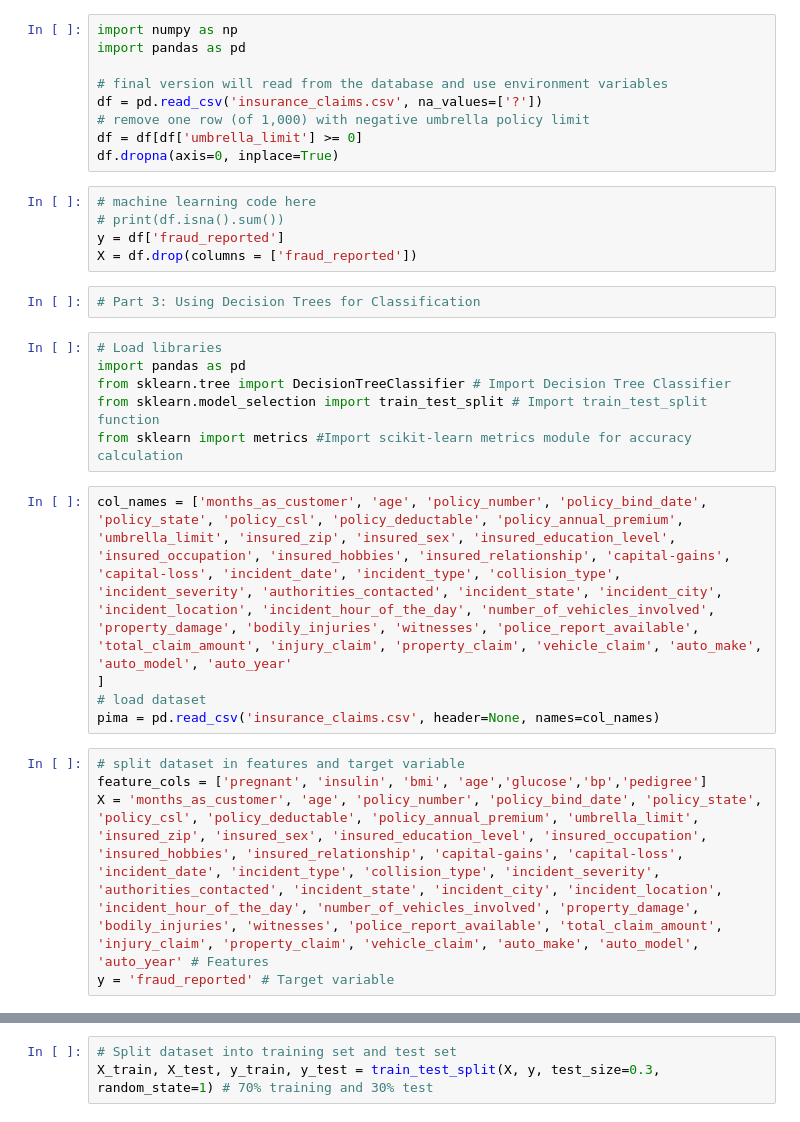
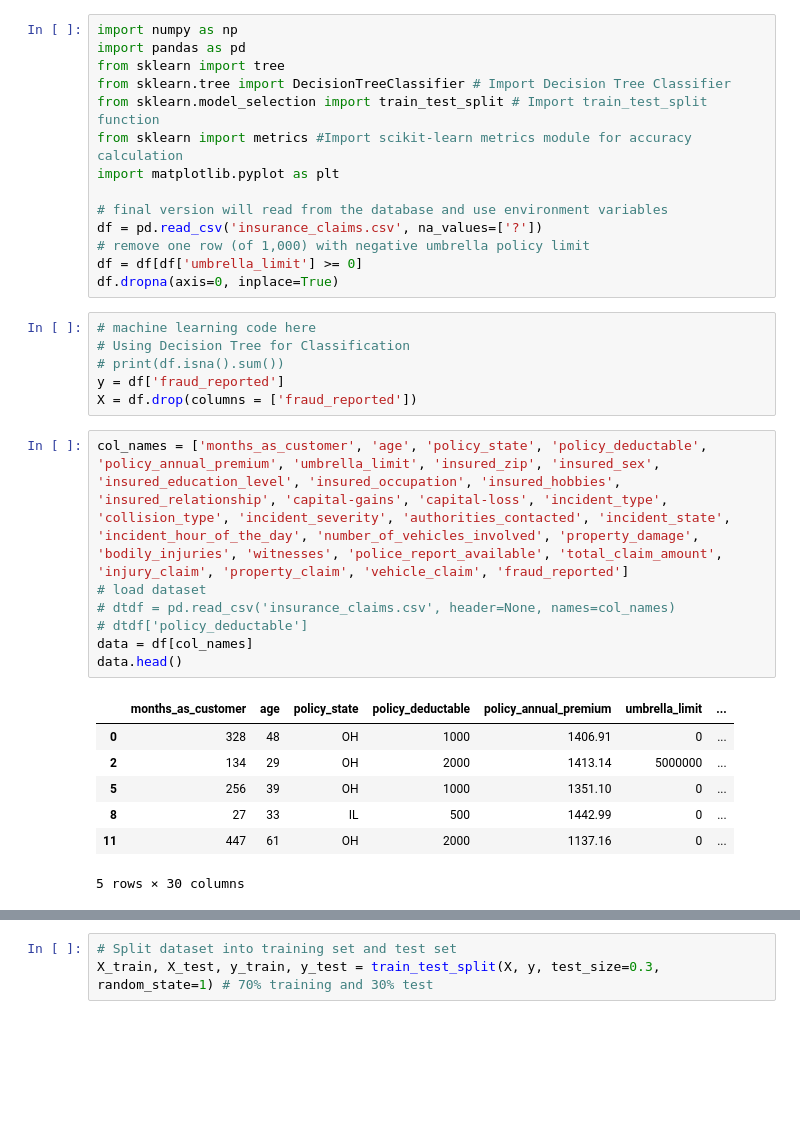
Before and after one commit to Steve-hub49/Machine-Learning-Project, a Jupyter notebook: ml_decisiontree_workbook.ipynb, the cells around one changed output, grey strips where cells are left out. Cells and saved outputs as stored; diff of their text form; blank space fills up the shorter version.

```diff
--- a/ml_decisiontree_workbook.ipynb
+++ b/ml_decisiontree_workbook.ipynb
@@ -1,6 +1,11 @@
 # %%
 import numpy as np
 import pandas as pd
+from sklearn import tree
+from sklearn.tree import DecisionTreeClassifier # Import Decision Tree Classifier
+from sklearn.model_selection import train_test_split # Import train_test_split function
+from sklearn import metrics #Import scikit-learn metrics module for accuracy calculation
+import matplotlib.pyplot as plt
 
 # final version will read from the database and use environment variables
 df = pd.read_csv('insurance_claims.csv', na_values=['?'])
@@ -9,24 +14,22 @@ df = df[df['umbrella_limit'] >= 0]
 df.dropna(axis=0, inplace=True)
 # %%
 # machine learning code here
+# Using Decision Tree for Classification
 # print(df.isna().sum())
 y = df['fraud_reported']
 X = df.drop(columns = ['fraud_reported'])
-# %%
-# Part 3: Using Decision Trees for Classification
-# %%
-# Load libraries
-import pandas as pd
-from sklearn.tree import DecisionTreeClassifier # Import Decision Tree Classifier
-from sklearn.model_selection import train_test_split # Import train_test_split function
-from sklearn import metrics #Import scikit-learn metrics module for accuracy calculation
 # %%
-col_names = ['months_as_customer', 'age', 'policy_number', 'policy_bind_date', 'policy_state', 'policy_csl', 'policy_deductable', 'policy_annual_premium', 'umbrella_limit', 'insured_zip', 'insured_sex', 'insured_education_level', 'insured_occupation', 'insured_hobbies', 'insured_relationship', 'capital-gains', 'capital-loss', 'incident_date', 'incident_type', 'collision_type', 'incident_severity', 'authorities_contacted', 'incident_state', 'incident_city', 'incident_location', 'incident_hour_of_the_day', 'number_of_vehicles_involved', 'property_damage', 'bodily_injuries', 'witnesses', 'police_report_available', 'total_claim_amount', 'injury_claim', 'property_claim', 'vehicle_claim', 'auto_make', 'auto_model', 'auto_year'
-]
+col_names = ['months_as_customer', 'age', 'policy_state', 'policy_deductable', 'policy_annual_premium', 'umbrella_limit', 'insured_zip', 'insured_sex', 'insured_education_level', 'insured_occupation', 'insured_hobbies', 'insured_relationship', 'capital-gains', 'capital-loss', 'incident_type', 'collision_type', 'incident_severity', 'authorities_contacted', 'incident_state', 'incident_hour_of_the_day', 'number_of_vehicles_involved', 'property_damage', 'bodily_injuries', 'witnesses', 'police_report_available', 'total_claim_amount', 'injury_claim', 'property_claim', 'vehicle_claim', 'fraud_reported']
 # load dataset
-pima = pd.read_csv('insurance_claims.csv', header=None, names=col_names)
+# dtdf = pd.read_csv('insurance_claims.csv', header=None, names=col_names)
+# dtdf['policy_deductable']
+data = df[col_names]
+data.head()
+# %% [output]
+|  | months_as_customer | age | policy_state | policy_deductable | policy_annual_premium | umbrella_limit | ... |
+| 0 | 328 | 48 | OH | 1000 | 1406.91 | 0 | ... |
+| 2 | 134 | 29 | OH | 2000 | 1413.14 | 5000000 | ... |
+| 5 | 256 | 39 | OH | 1000 | 1351.10 | 0 | ... |
+| 8 | 27 | 33 | IL | 500 | 1442.99 | 0 | ... |
+| 11 | 447 | 61 | OH | 2000 | 1137.16 | 0 | ... |
+5 rows × 30 columns
-# %%
-# split dataset in features and target variable
-feature_cols = ['pregnant', 'insulin', 'bmi', 'age','glucose','bp','pedigree']
-X = 'months_as_customer', 'age', 'policy_number', 'policy_bind_date', 'policy_state', 'policy_csl', 'policy_deductable', 'policy_annual_premium', 'umbrella_limit', 'insured_zip', 'insured_sex', 'insured_education_level', 'insured_occupation', 'insured_hobbies', 'insured_relationship', 'capital-gains', 'capital-loss', 'incident_date', 'incident_type', 'collision_type', 'incident_severity', 'authorities_contacted', 'incident_state', 'incident_city', 'incident_location', 'incident_hour_of_the_day', 'number_of_vehicles_involved', 'property_damage', 'bodily_injuries', 'witnesses', 'police_report_available', 'total_claim_amount', 'injury_claim', 'property_claim', 'vehicle_claim', 'auto_make', 'auto_model', 'auto_year' # Features
-y = 'fraud_reported' # Target variable
```
Also changed, not shown: parts of 5 cells of this notebook, 4 other files.
